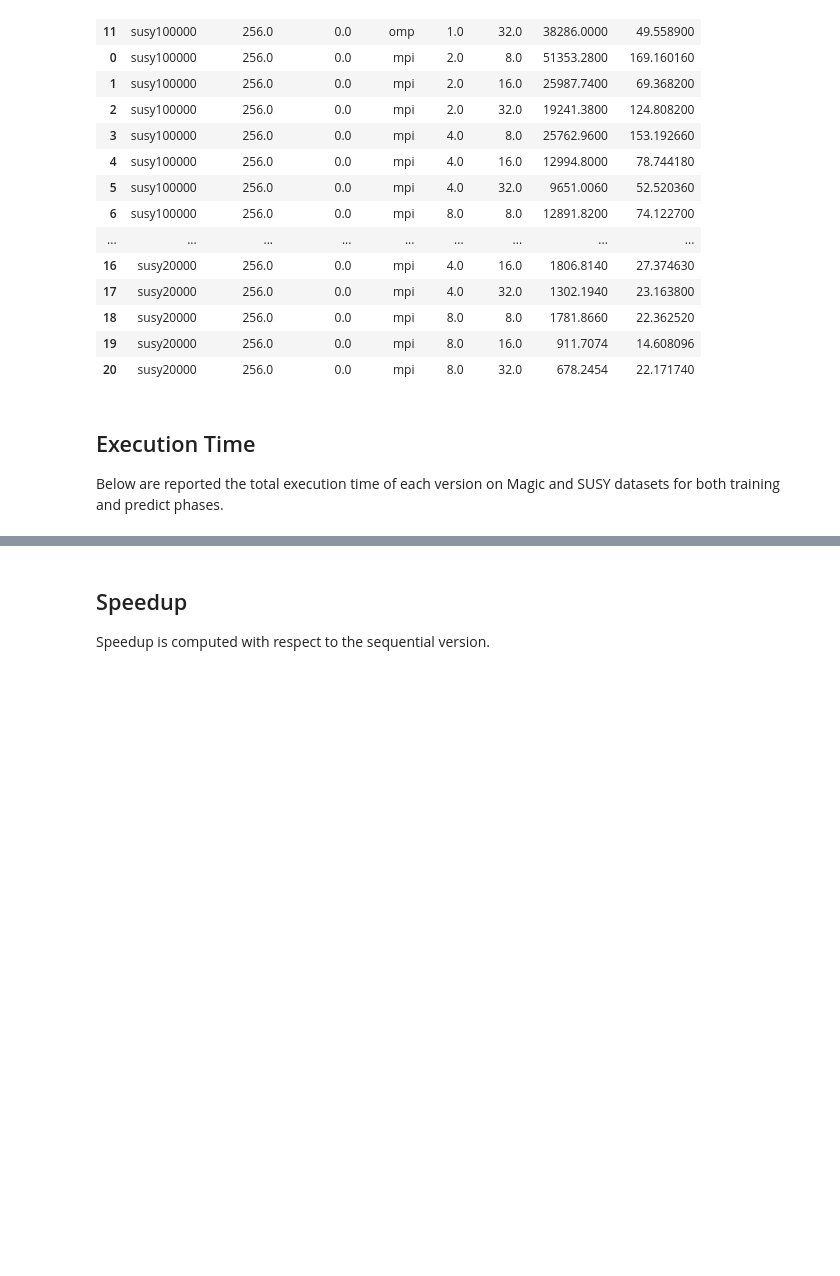
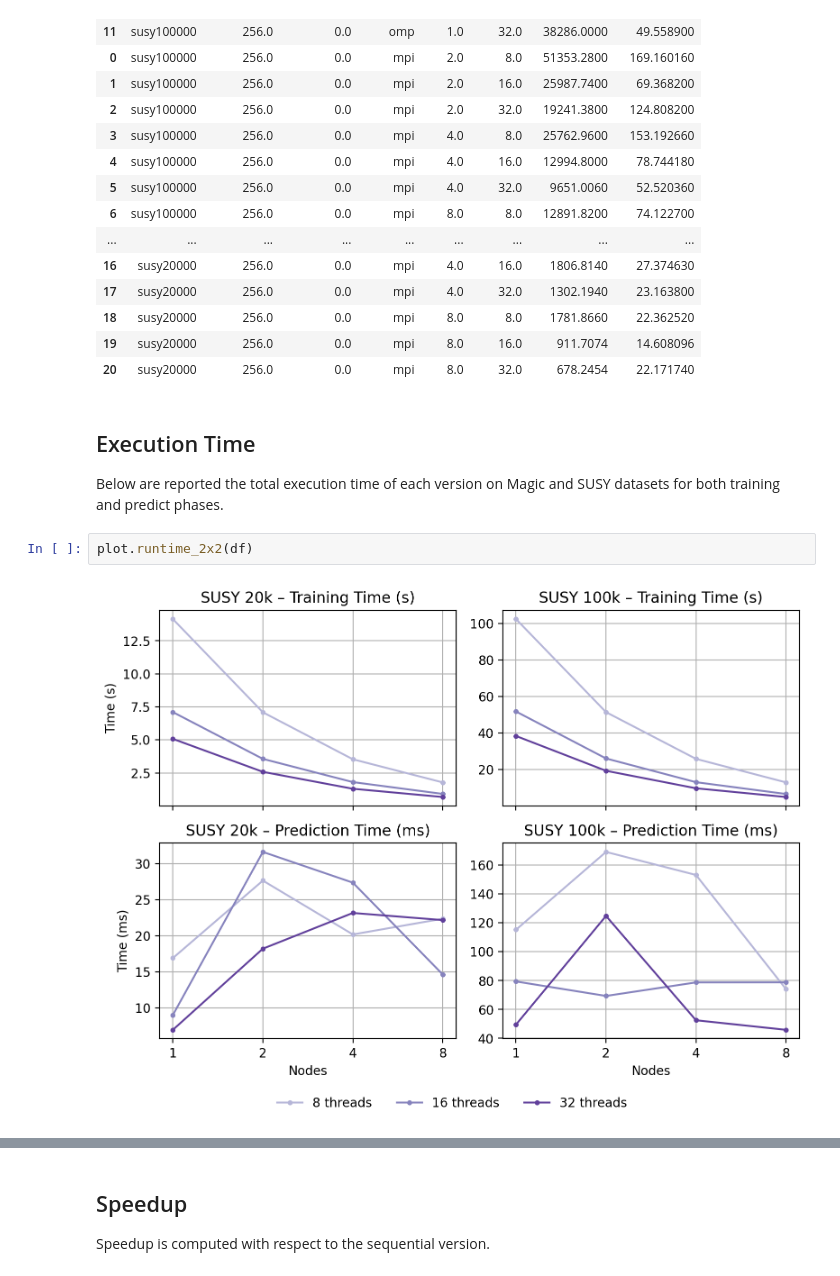
Before and after one commit to FedericoBustaffa/random_forest, a Jupyter notebook: notebooks/distributed_memory.ipynb, the cells around one changed output, grey strips where cells are left out. Saved outputs shown, nothing was run; the diff lists cells and outputs as text; blank space fills up the shorter version.

```diff
--- a/notebooks/distributed_memory.ipynb
+++ b/notebooks/distributed_memory.ipynb
@@ -62,6 +62,10 @@ df
 
 Below are reported the total execution time of each version on Magic and SUSY
 datasets for both training and predict phases.
+# %%
+plot.runtime_2x2(df)
+# %% [output]
+[figure, added]
 # %%
 plot.training_runtime(df)
 # %% [output]
```
Also changed, not shown: parts of 8 cells of this notebook, 34 other files.
